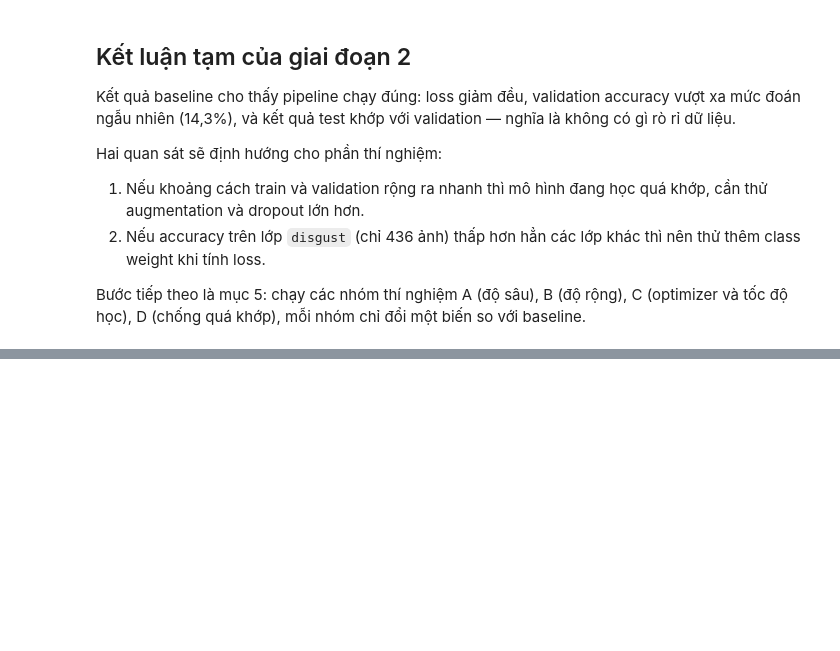
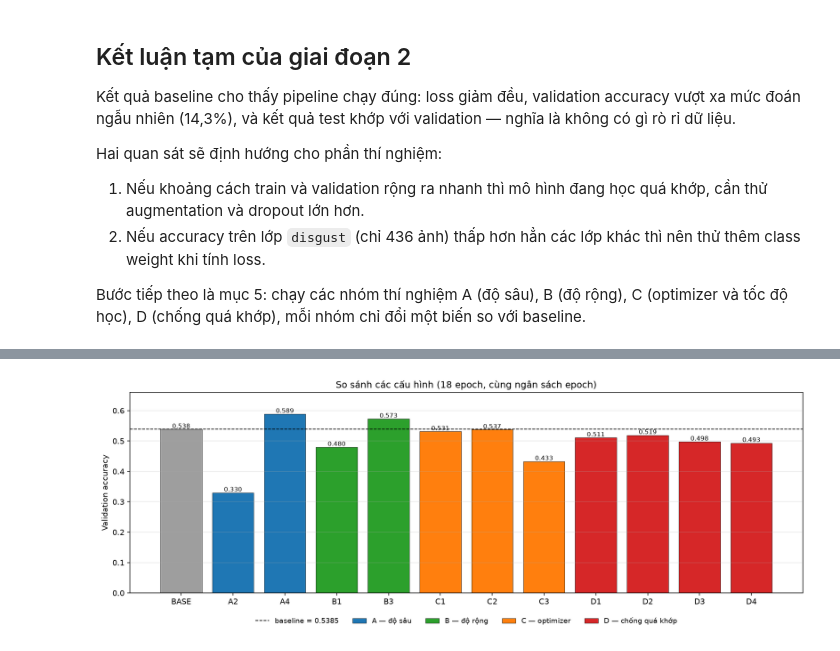
Before and after one commit to QuangMinh03042005/DeepLearningDDU1231, a Jupyter notebook: Emotion_Recognition/notebooks/cnn_fer.ipynb, the cells around one changed output, grey strips where cells are left out. Drawn from its saved outputs; the diff is of its cells as text; code cells hidden in the pictures; blank space fills up the shorter version.

Commit message:
Emotion_Recognition GĐ3: 11 cấu hình thí nghiệm (A4 tốt nhất 0,589), nhật ký + biểu đồ so sánh, sửa lỗi ghi đè runs.csv

```diff
--- a/Emotion_Recognition/notebooks/cnn_fer.ipynb
+++ b/Emotion_Recognition/notebooks/cnn_fer.ipynb
@@ -559,0 +794,11 @@ Bước tiếp theo là mục 5: chạy các nhóm thí nghiệm A (độ sâu),
+# %%
+bang = pd.read_csv(RUNS)
+bang["val_acc"] = pd.to_numeric(bang["val_acc"])
+
+# Sắp xếp: BASE trước, rồi A, B, C, D
+thu_tu = ["BASE"] + [c["exp_id"] for c in THI_NGHIEM]
+bang = bang.set_index("exp_id").reindex([i for i in thu_tu if i in set(bang["exp_id"])]).reset_index()
+bang["nhom"] = bang["exp_id"].str[0]
+# Nhóm của baseline để riêng là "B" (baseline) cho khỏi trùng tên nhóm
+bang.loc[bang["exp_id"] == "BASE", "nhom"] = "BASE"
+bang[["exp_id", "mo_hinh", "optimizer", "lr", "do_dropout", "augment", "val_acc", "epoch_tot_nhat", "giay"]]
@@ -559,0 +819,19 @@ Bước tiếp theo là mục 5: chạy các nhóm thí nghiệm A (độ sâu),
+# %%
+mau = {"BASE": "#9e9e9e", "A": "#1f77b4", "B": "#2ca02c", "C": "#ff7f0e", "D": "#d62728"}
+base_acc = float(bang.loc[bang["exp_id"] == "BASE", "val_acc"].iloc[0])
+
+fig, ax = plt.subplots(figsize=(13, 4.5))
+bars = ax.bar(bang["exp_id"], bang["val_acc"], color=[mau[g] for g in bang["nhom"]], edgecolor="black", linewidth=0.4)
+ax.axhline(base_acc, color="black", ls="--", lw=1, label=f"baseline = {base_acc:.4f}")
+for b, v in zip(bars, bang["val_acc"]):
+    ax.text(b.get_x() + b.get_width() / 2, v + 0.003, f"{v:.3f}", ha="center", fontsize=8)
+ax.set_ylim(0, max(bang["val_acc"]) * 1.12)
+ax.set_ylabel("Validation accuracy")
+ax.set_title("So sánh các cấu hình (18 epoch, cùng ngân sách)")
+ax.legend(loc="upper center", bbox_to_anchor=(0.5, -0.09), ncol=5, frameon=False, fontsize=9)
+ax.grid(axis="y", alpha=0.3)
+plt.tight_layout()
+plt.savefig(FIG / "gd3_01_so_sanh_val_acc.png", dpi=150, bbox_inches="tight")
+plt.show()
+# %% [output]
+[figure, added]
```
Also changed, not shown: parts of 14 cells of this notebook, 15 other files.
